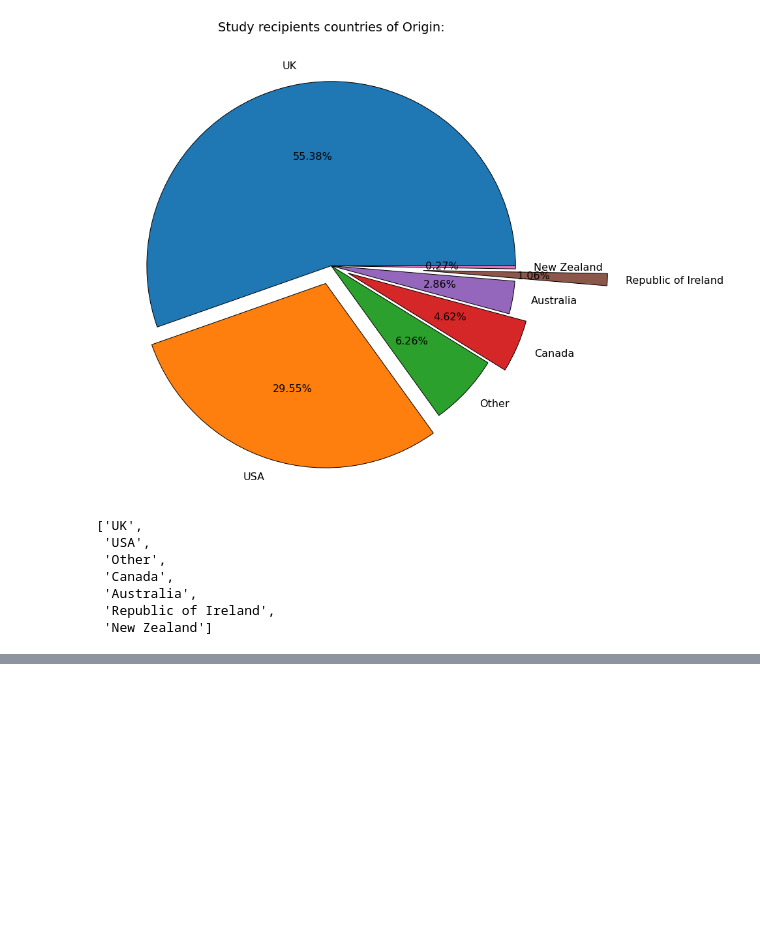
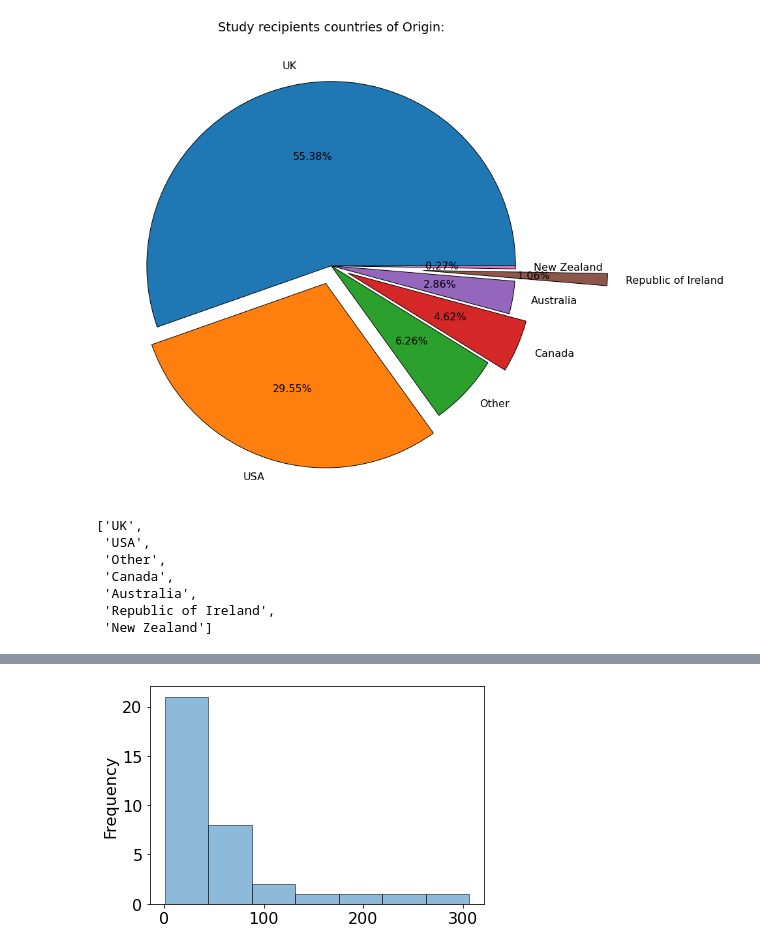
Before and after one commit to Antadurunnu/Drug-Consumption, a Jupyter notebook: Drug_consumption_project.ipynb, the cells around one changed output, grey strips where cells are left out. Cells and saved outputs as stored; diff of their text form; code cells hidden in the pictures; blank space fills up the shorter version.

```diff
--- a/Drug_consumption_project.ipynb
+++ b/Drug_consumption_project.ipynb
@@ -282,0 +281,4 @@ g = sns.jointplot(df["Age"],df.Amphet, hue=None)
+# %%
+ax = df_readable.groupby("Amphet", axis=0)["Age"].value_counts().plot.hist(bins=7, alpha=0.5)
+# %% [output]
+[figure, added]
```
Also changed, not shown: parts of 4 cells of this notebook, 1 other file.
